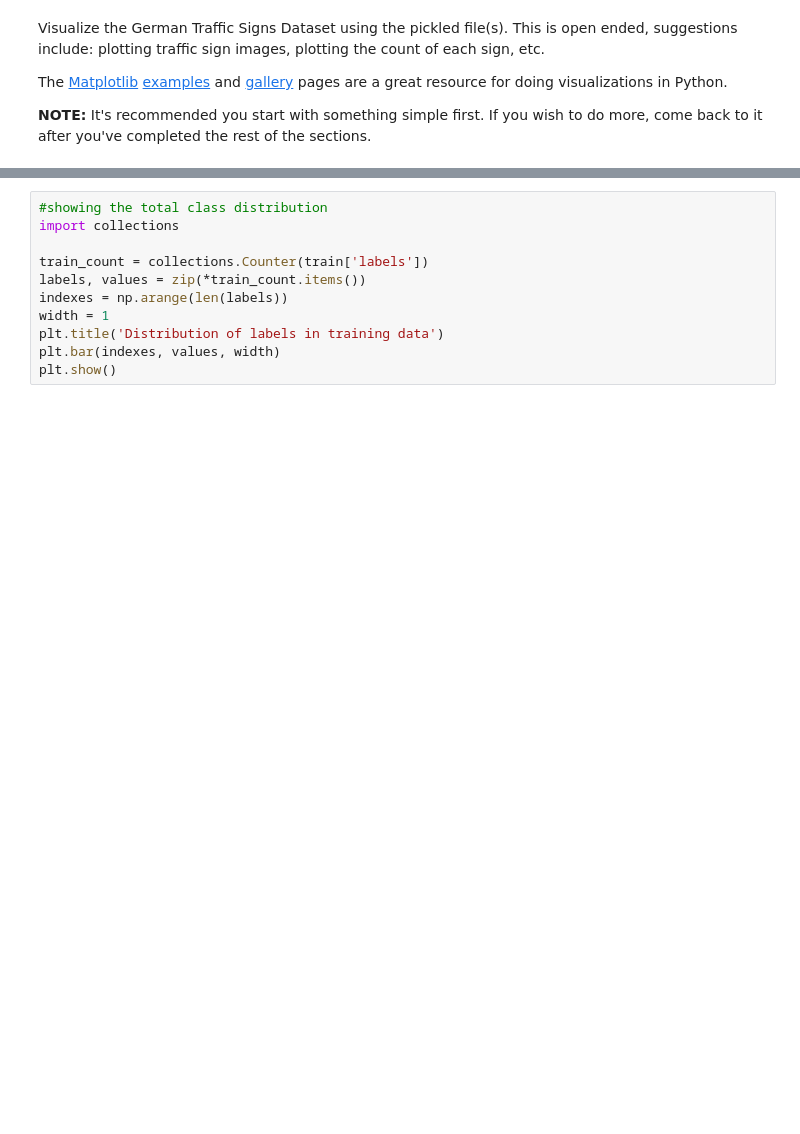
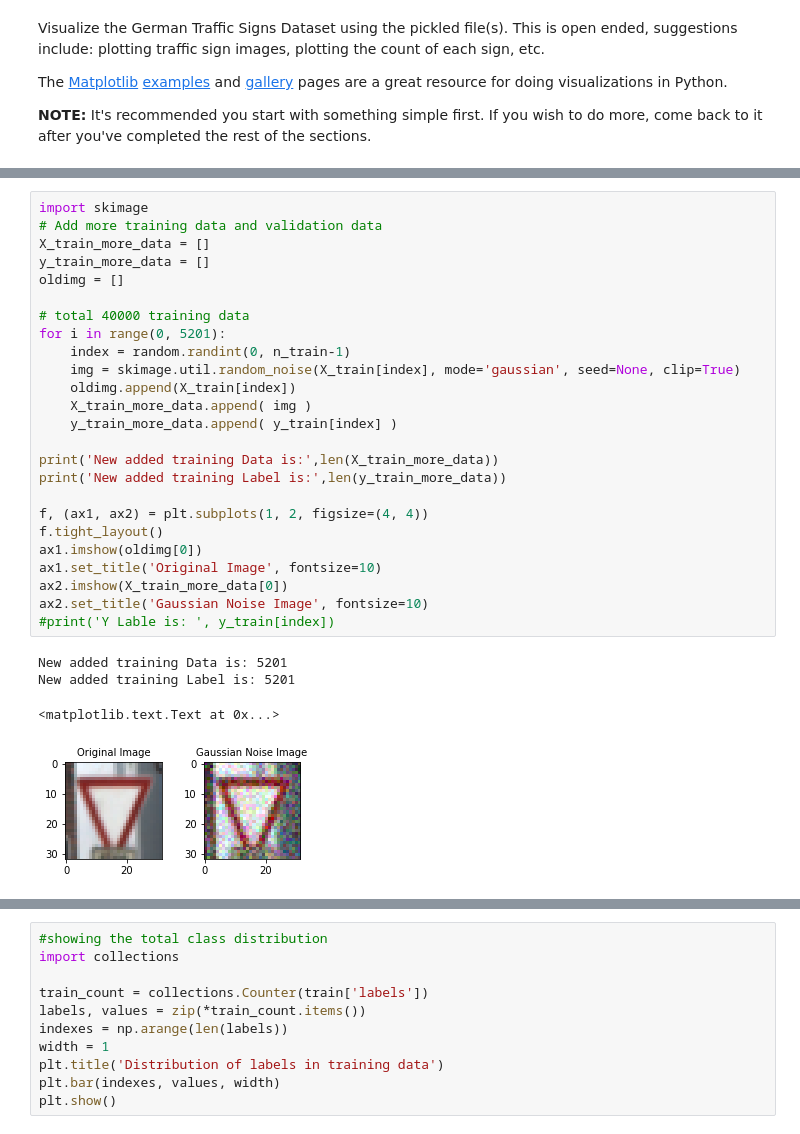
Before and after one commit to asimay/SDC-Traffic-Sign-Classifier, a Jupyter notebook: Traffic_Sign_Classifier.ipynb, the cells around one changed output, grey strips where cells are left out. Cells and saved outputs as stored; diff of their text form; blank space fills up the shorter version.

```diff
--- a/Traffic_Sign_Classifier.ipynb
+++ b/Traffic_Sign_Classifier.ipynb
@@ -151,0 +164,30 @@ y label is : 1
+# %%
+import skimage
+# Add more training data and validation data
+X_train_more_data = []
+y_train_more_data = []
+oldimg = []
+
+# total 40000 training data
+for i in range(0, 5201):
+    index = random.randint(0, n_train-1)
+    img = skimage.util.random_noise(X_train[index], mode='gaussian', seed=None, clip=True)
+    oldimg.append(X_train[index])
+    X_train_more_data.append( img )
+    y_train_more_data.append( y_train[index] )
+
+print('New added training Data is:',len(X_train_more_data))
+print('New added training Label is:',len(y_train_more_data))
+
+f, (ax1, ax2) = plt.subplots(1, 2, figsize=(4, 4))
+f.tight_layout()
+ax1.imshow(oldimg[0])
+ax1.set_title('Original Image', fontsize=10)
+ax2.imshow(X_train_more_data[0])
+ax2.set_title('Gaussian Noise Image', fontsize=10)
+#print('Y Lable is: ', y_train[index])
+# %% [output]
+New added training Data is: 5201
+New added training Label is: 5201
+<matplotlib.text.Text at 0x...>
+[figure, added]
```
Also changed, not shown: parts of 18 cells of this notebook.
